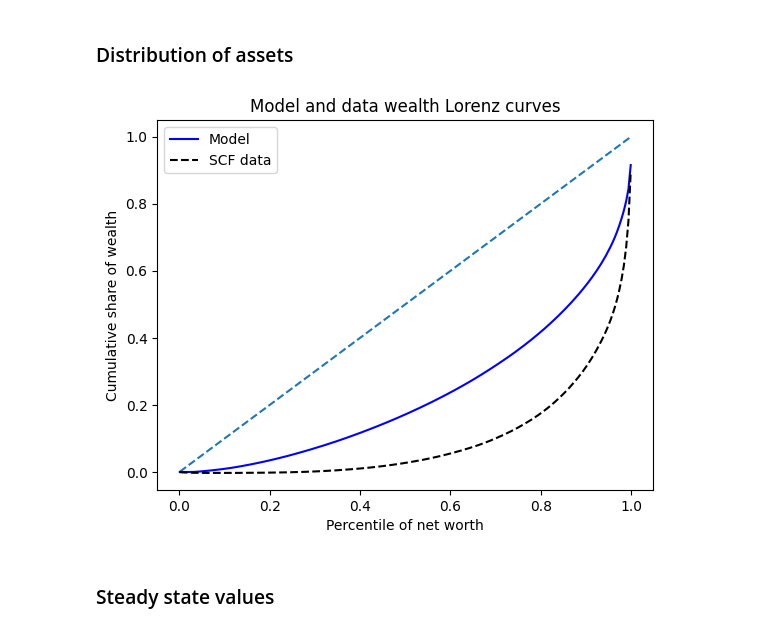
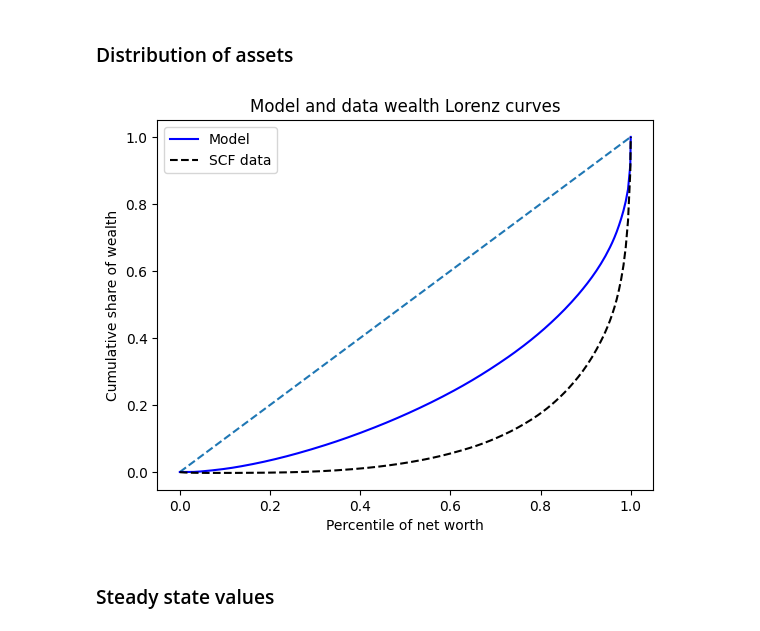
Before and after one commit to AMonninger/REMARK_IMF, a Jupyter notebook: code/python/00_Journey_3_PolicyMakers.ipynb, the cells around one changed output. Cells and saved outputs as stored; diff of their text form; code cells hidden in the pictures.

```diff
--- a/code/python/00_Journey_3_PolicyMakers.ipynb
+++ b/code/python/00_Journey_3_PolicyMakers.ipynb
@@ -155,23 +160,28 @@ IndShockExample_inf.simulate()
 # %%
 pctiles = np.linspace(0.001, 0.999, 200)
 # Get the Lorenz shares for the simulated agents
 sim_Lorenz_points = get_lorenz_shares(IndShockExample_inf.state_now["aLvl"], percentiles=pctiles)
 # Compare it with the Lorenz curve from the SCF
 SCF_wealth, SCF_weights = load_SCF_wealth_weights()
 SCF_Lorenz_points = get_lorenz_shares(
     SCF_wealth, weights=SCF_weights, percentiles=pctiles
 )
 
+### Add limit point
+pctiles = np.concatenate([[0.0], pctiles, [1.0]])
+sim_Lorenz_points = np.concatenate([[0.0], sim_Lorenz_points, [1.0]])
+SCF_Lorenz_points = np.concatenate([[0.0], SCF_Lorenz_points, [1.0]])
+
 plt.plot(pctiles, pctiles, "--")
 plt.plot(pctiles, sim_Lorenz_points, "-b", label = "Model")
 plt.plot(pctiles, SCF_Lorenz_points, "--k", label = "SCF data")
 plt.xlabel("Percentile of net worth")
 plt.ylabel("Cumulative share of wealth")
 plt.title("Model and data wealth Lorenz curves")
 plt.legend()
 plt.show(block=False)
 # %% [output]
-[figure, old version]
+[figure, new version]
 # %% [markdown]
 ### Steady state values
 # %%
```
Also changed, not shown: parts of 15 cells of this notebook, 3 other files.
